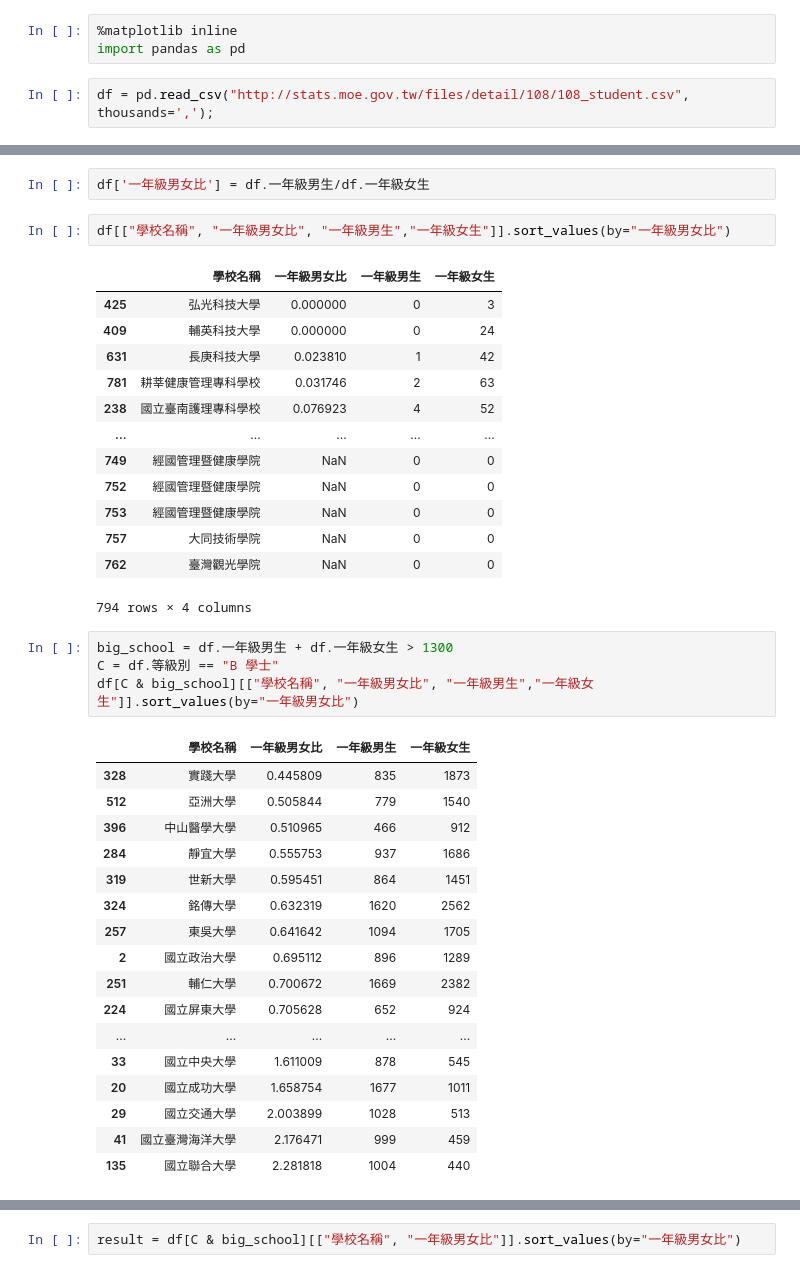
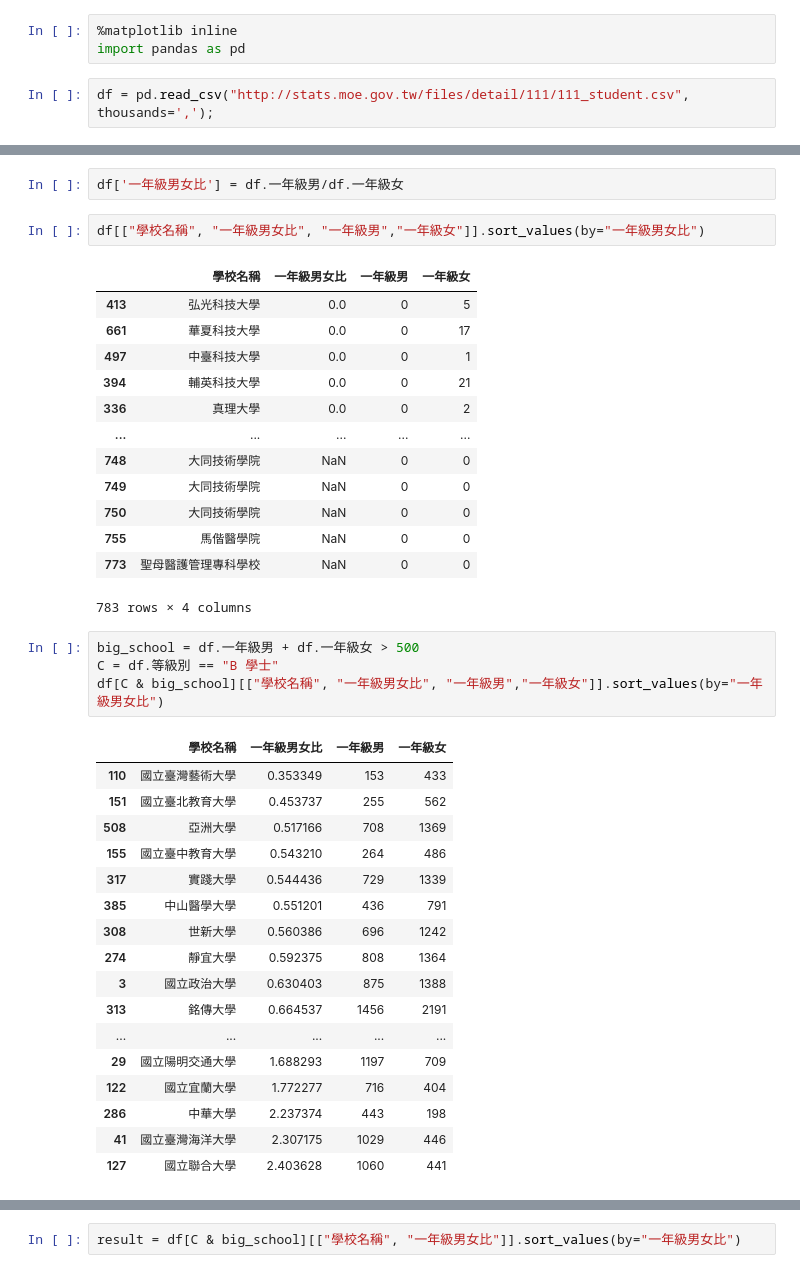
Before and after one commit to tjwei/AICA30019, a Jupyter notebook: 03-pandas_and_polars/01-pandas_intro.ipynb, the cells around one changed output, grey strips where cells are left out. Cells and saved outputs as stored; diff of their text form.

```diff
--- a/03-pandas_and_polars/01-pandas_intro.ipynb
+++ b/03-pandas_and_polars/01-pandas_intro.ipynb
@@ -2,5 +2,5 @@
 %matplotlib inline
 import pandas as pd
 # %%
-df = pd.read_csv("http://stats.moe.gov.tw/files/detail/108/108_student.csv", thousands=',');
+df = pd.read_csv("http://stats.moe.gov.tw/files/detail/111/111_student.csv", thousands=',');
 # %%
@@ -73,40 +72,40 @@ Name: 一年級男生, Length: 105, dtype: int64
 # %%
-df['一年級男女比'] = df.一年級男生/df.一年級女生
+df['一年級男女比'] = df.一年級男/df.一年級女
 # %%
-df[["學校名稱", "一年級男女比", "一年級男生","一年級女生"]].sort_values(by="一年級男女比")
+df[["學校名稱", "一年級男女比", "一年級男","一年級女"]].sort_values(by="一年級男女比")
 # %% [output]
-|  | 學校名稱 | 一年級男女比 | 一年級男生 | 一年級女生 |
-| 425 | 弘光科技大學 | 0.000000 | 0 | 3 |
-| 409 | 輔英科技大學 | 0.000000 | 0 | 24 |
-| 631 | 長庚科技大學 | 0.023810 | 1 | 42 |
-| 781 | 耕莘健康管理專科學校 | 0.031746 | 2 | 63 |
-| 238 | 國立臺南護理專科學校 | 0.076923 | 4 | 52 |
+|  | 學校名稱 | 一年級男女比 | 一年級男 | 一年級女 |
+| 413 | 弘光科技大學 | 0.0 | 0 | 5 |
+| 661 | 華夏科技大學 | 0.0 | 0 | 17 |
+| 497 | 中臺科技大學 | 0.0 | 0 | 1 |
+| 394 | 輔英科技大學 | 0.0 | 0 | 21 |
+| 336 | 真理大學 | 0.0 | 0 | 2 |
 | ... | ... | ... | ... | ... |
-| 749 | 經國管理暨健康學院 | NaN | 0 | 0 |
-| 752 | 經國管理暨健康學院 | NaN | 0 | 0 |
-| 753 | 經國管理暨健康學院 | NaN | 0 | 0 |
-| 757 | 大同技術學院 | NaN | 0 | 0 |
-| 762 | 臺灣觀光學院 | NaN | 0 | 0 |
+| 748 | 大同技術學院 | NaN | 0 | 0 |
+| 749 | 大同技術學院 | NaN | 0 | 0 |
+| 750 | 大同技術學院 | NaN | 0 | 0 |
+| 755 | 馬偕醫學院 | NaN | 0 | 0 |
+| 773 | 聖母醫護管理專科學校 | NaN | 0 | 0 |
-794 rows × 4 columns
+783 rows × 4 columns
 # %%
-big_school = df.一年級男生 + df.一年級女生 > 1300
+big_school = df.一年級男 + df.一年級女 > 500
 C = df.等級別 == "B 學士"
-df[C & big_school][["學校名稱", "一年級男女比", "一年級男生","一年級女生"]].sort_values(by="一年級男女比")
+df[C & big_school][["學校名稱", "一年級男女比", "一年級男","一年級女"]].sort_values(by="一年級男女比")
 # %% [output]
-|  | 學校名稱 | 一年級男女比 | 一年級男生 | 一年級女生 |
-| 328 | 實踐大學 | 0.445809 | 835 | 1873 |
-| 512 | 亞洲大學 | 0.505844 | 779 | 1540 |
-| 396 | 中山醫學大學 | 0.510965 | 466 | 912 |
-| 284 | 靜宜大學 | 0.555753 | 937 | 1686 |
-| 319 | 世新大學 | 0.595451 | 864 | 1451 |
-| 324 | 銘傳大學 | 0.632319 | 1620 | 2562 |
-| 257 | 東吳大學 | 0.641642 | 1094 | 1705 |
-| 2 | 國立政治大學 | 0.695112 | 896 | 1289 |
-| 251 | 輔仁大學 | 0.700672 | 1669 | 2382 |
-| 224 | 國立屏東大學 | 0.705628 | 652 | 924 |
+|  | 學校名稱 | 一年級男女比 | 一年級男 | 一年級女 |
+| 110 | 國立臺灣藝術大學 | 0.353349 | 153 | 433 |
+| 151 | 國立臺北教育大學 | 0.453737 | 255 | 562 |
+| 508 | 亞洲大學 | 0.517166 | 708 | 1369 |
+| 155 | 國立臺中教育大學 | 0.543210 | 264 | 486 |
+| 317 | 實踐大學 | 0.544436 | 729 | 1339 |
+| 385 | 中山醫學大學 | 0.551201 | 436 | 791 |
+| 308 | 世新大學 | 0.560386 | 696 | 1242 |
+| 274 | 靜宜大學 | 0.592375 | 808 | 1364 |
+| 3 | 國立政治大學 | 0.630403 | 875 | 1388 |
+| 313 | 銘傳大學 | 0.664537 | 1456 | 2191 |
 | ... | ... | ... | ... | ... |
-| 33 | 國立中央大學 | 1.611009 | 878 | 545 |
-| 20 | 國立成功大學 | 1.658754 | 1677 | 1011 |
-| 29 | 國立交通大學 | 2.003899 | 1028 | 513 |
-| 41 | 國立臺灣海洋大學 | 2.176471 | 999 | 459 |
-| 135 | 國立聯合大學 | 2.281818 | 1004 | 440 |
+| 29 | 國立陽明交通大學 | 1.688293 | 1197 | 709 |
+| 122 | 國立宜蘭大學 | 1.772277 | 716 | 404 |
+| 286 | 中華大學 | 2.237374 | 443 | 198 |
+| 41 | 國立臺灣海洋大學 | 2.307175 | 1029 | 446 |
+| 127 | 國立聯合大學 | 2.403628 | 1060 | 441 |
```
Also changed, not shown: parts of 31 cells of this notebook, 1 other file.
